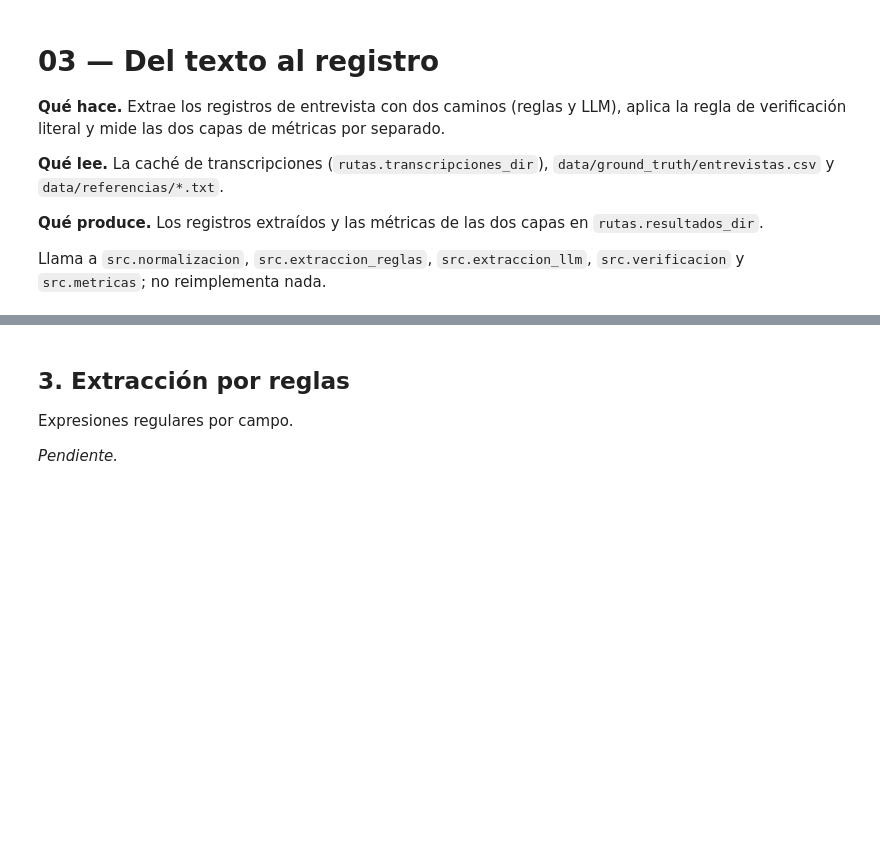
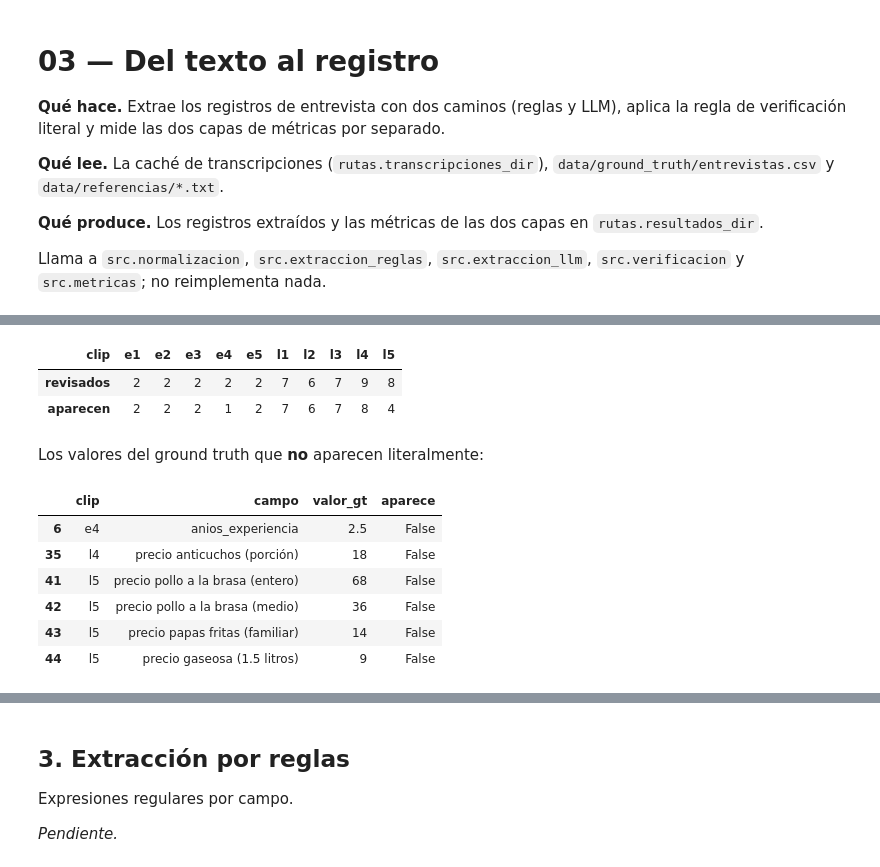
Before and after one commit to mmlis02/HW_05_202602, a Jupyter notebook: notebooks/03_extraccion.ipynb, the cells around one changed output, grey strips where cells are left out. Drawn from its saved outputs; the diff is of its cells as text; code cells hidden in the pictures; blank space fills up the shorter version.

```diff
--- a/notebooks/03_extraccion.ipynb
+++ b/notebooks/03_extraccion.ipynb
@@ -10,0 +246,44 @@ Llama a `src.normalizacion`, `src.extraccion_reglas`, `src.extraccion_llm`, `src
+# %%
+entrevistas = pd.read_csv(rutas["ground_truth_entrevistas"])
+llamadas = pd.read_csv(rutas["ground_truth_llamadas"])
+
+
+def como_token(x):
+    return f"{float(x):g}"
+
+
+valores = []
+for _, f in entrevistas.iterrows():
+    valores += [(f["clip"], "anios_experiencia", f["anios_experiencia"]),
+                (f["clip"], "pretension_salarial", f["pretension_salarial"])]
+for _, f in llamadas.iterrows():
+    valores.append((f["clip"], "total_dicho", f["total_dicho"]))
+    if f["descuento"]:
+        valores.append((f["clip"], "descuento", f["descuento"]))
+    for item in json.loads(f["items"]):
+        valores.append((f["clip"], f"precio {item['producto']} ({item['tamano']})", item["precio_unitario"]))
+    for n in re.findall(r"\d+", f["direccion_entrega"]):
+        valores.append((f["clip"], "direccion_entrega", n))
+
+tokens = {clip: set(normalizar_texto(texto).split()) for clip, texto in referencias.items()}
+literal = pd.DataFrame(
+    [{"clip": c, "campo": campo, "valor_gt": como_token(v), "aparece": como_token(v) in tokens[c]}
+     for c, campo, v in valores]
+)
+literal.groupby("clip").aparece.agg(revisados="count", aparecen="sum").T
+# %% [output]
+| clip | e1 | e2 | e3 | e4 | e5 | l1 | l2 | l3 | l4 | l5 |
+| revisados | 2 | 2 | 2 | 2 | 2 | 7 | 6 | 7 | 9 | 8 |
+| aparecen | 2 | 2 | 2 | 1 | 2 | 7 | 6 | 7 | 8 | 4 |
+# %% [markdown]
+Los valores del ground truth que **no** aparecen literalmente:
+# %%
+literal[~literal.aparece]
+# %% [output]
+|  | clip | campo | valor_gt | aparece |
+| 6 | e4 | anios_experiencia | 2.5 | False |
+| 35 | l4 | precio anticuchos (porción) | 18 | False |
+| 41 | l5 | precio pollo a la brasa (entero) | 68 | False |
+| 42 | l5 | precio pollo a la brasa (medio) | 36 | False |
+| 43 | l5 | precio papas fritas (familiar) | 14 | False |
+| 44 | l5 | precio gaseosa (1.5 litros) | 9 | False |
```
Also changed, not shown: parts of 16 cells of this notebook.
